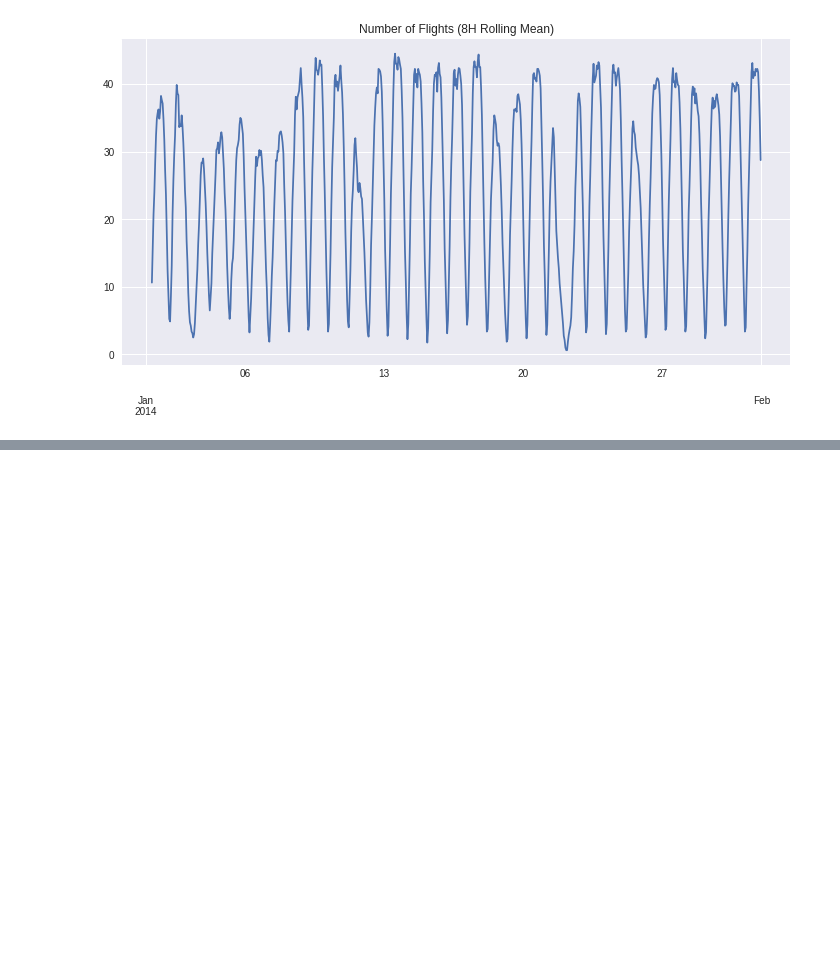
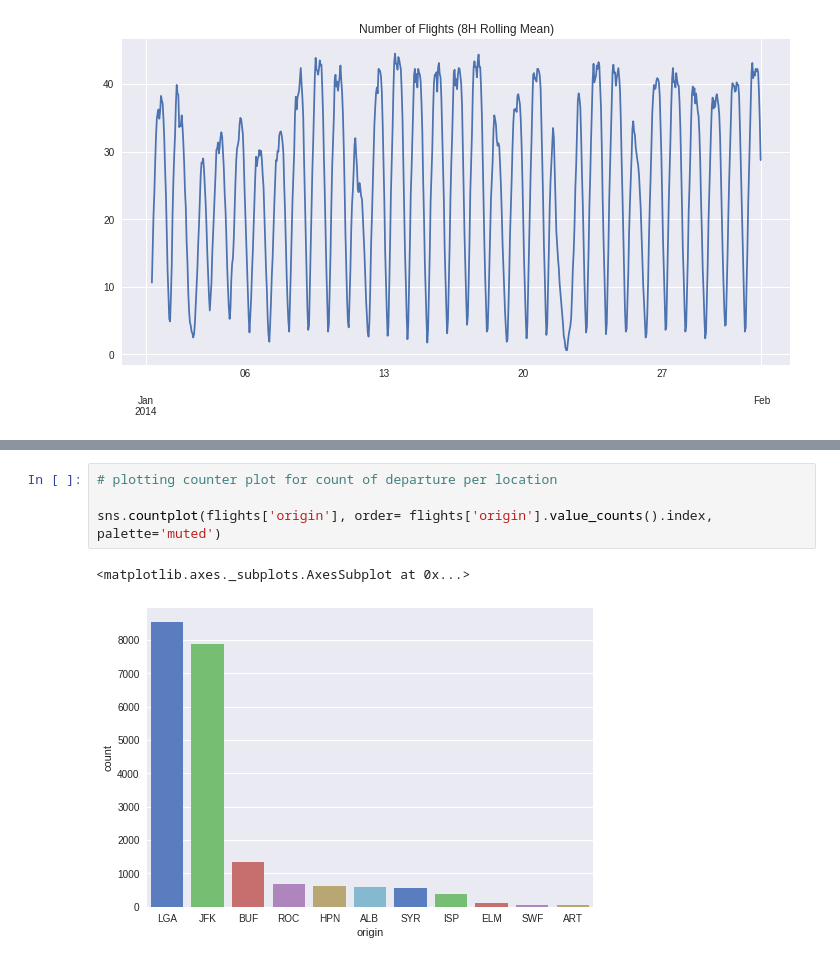
Before and after one commit to abhisam/PadhAI_Notebooks, a Jupyter notebook: pandas_tutorials.ipynb, the cells around one changed output, grey strips where cells are left out. Saved outputs shown, nothing was run; the diff lists cells and outputs as text; blank space fills up the shorter version.

```diff
--- a/pandas_tutorials.ipynb
+++ b/pandas_tutorials.ipynb
@@ -225,0 +246,7 @@ sns.despine()
+# %%
+# plotting counter plot for count of departure per location
+
+sns.countplot(flights['origin'], order= flights['origin'].value_counts().index, palette='muted')
+# %% [output]
+<matplotlib.axes._subplots.AxesSubplot at 0x...>
+[figure, added]
```
Also changed, not shown: parts of 7 cells of this notebook.
